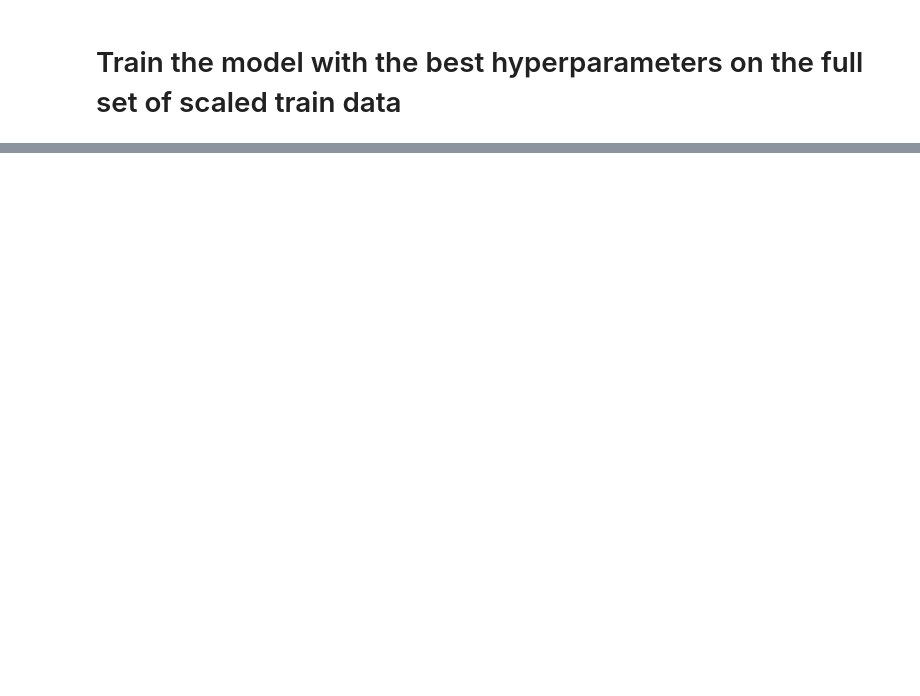
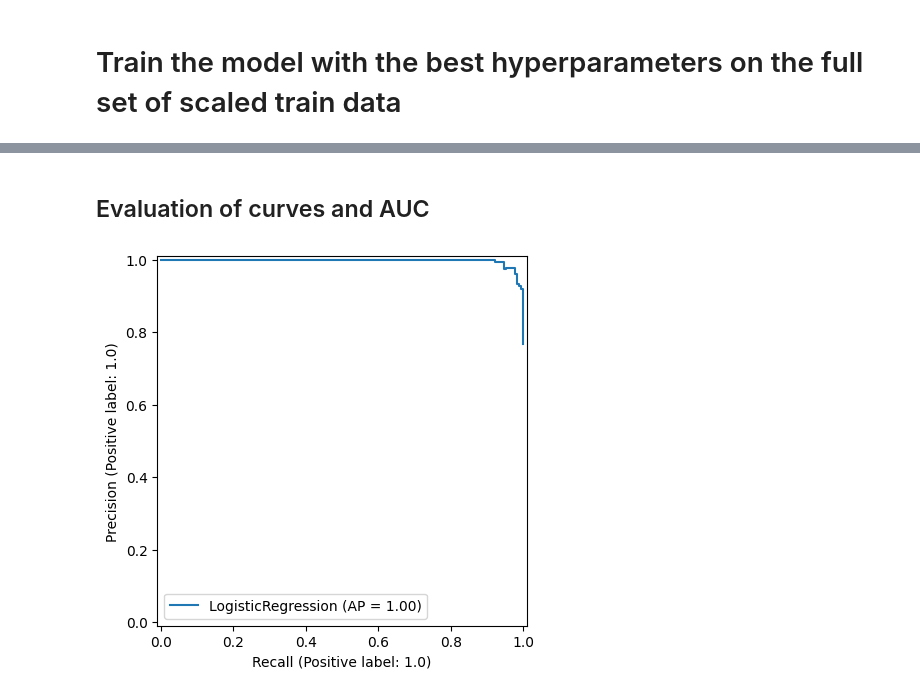
Before and after one commit to sanlamamba/zoidberg-pneumonia, a Jupyter notebook: log_reg.ipynb, the cells around one changed output, grey strips where cells are left out. Saved outputs shown, nothing was run; the diff lists cells and outputs as text; code cells hidden in the pictures; blank space fills up the shorter version.

```diff
--- a/log_reg.ipynb
+++ b/log_reg.ipynb
@@ -125,0 +164,2 @@ Test Accuracy: 0.74
+# %% [markdown]
+## Evaluation of curves and AUC
@@ -125,0 +168,4 @@ Test Accuracy: 0.74
+# %%
+PrecisionRecallDisplay.from_estimator(best_log_reg,X_test_scaled,y_test);
+# %% [output]
+[figure, added]
```
Also changed, not shown: parts of 27 cells of this notebook.
